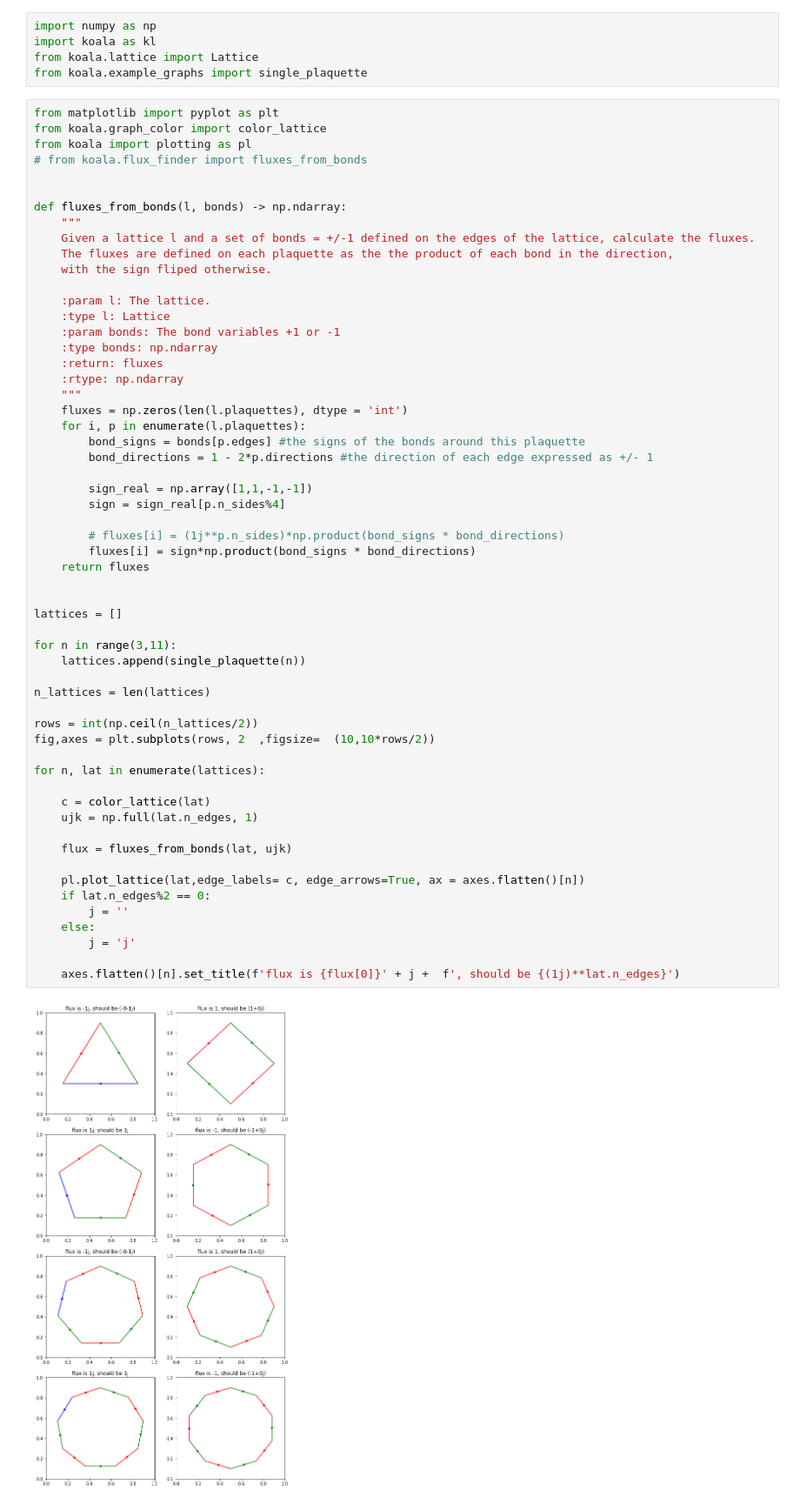
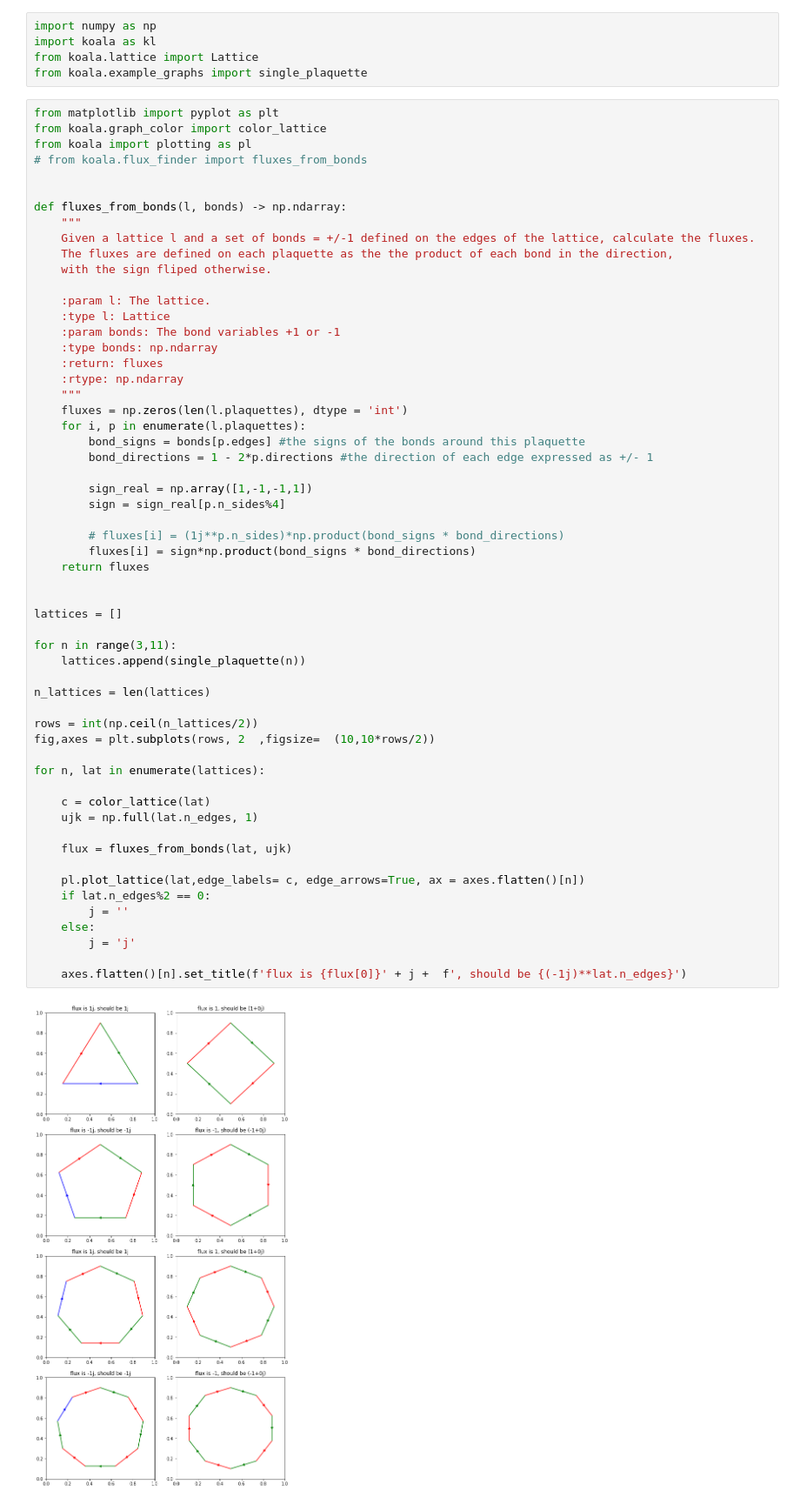
Before and after one commit to Imperial-CMTH/koala, a Jupyter notebook: examples/test_fluxes.ipynb, the cells around one changed output. Shown at 87% size. Cells and saved outputs as stored; diff of their text form.

Commit message:
fix flux directions

```diff
--- a/examples/test_fluxes.ipynb
+++ b/examples/test_fluxes.ipynb
@@ -31,37 +34,37 @@ def fluxes_from_bonds(l, bonds) -> np.ndarray:
         bond_signs = bonds[p.edges] #the signs of the bonds around this plaquette
         bond_directions = 1 - 2*p.directions #the direction of each edge expressed as +/- 1
 
-        sign_real = np.array([1,1,-1,-1])
+        sign_real = np.array([1,-1,-1,1])
         sign = sign_real[p.n_sides%4]
 
         # fluxes[i] = (1j**p.n_sides)*np.product(bond_signs * bond_directions)
         fluxes[i] = sign*np.product(bond_signs * bond_directions)
     return fluxes
 
 
 lattices = []
 
 for n in range(3,11):
     lattices.append(single_plaquette(n))
 
 n_lattices = len(lattices)
 
 rows = int(np.ceil(n_lattices/2))
 fig,axes = plt.subplots(rows, 2  ,figsize=  (10,10*rows/2))
 
 for n, lat in enumerate(lattices):
 
     c = color_lattice(lat)
     ujk = np.full(lat.n_edges, 1)
 
     flux = fluxes_from_bonds(lat, ujk)
 
     pl.plot_lattice(lat,edge_labels= c, edge_arrows=True, ax = axes.flatten()[n])
     if lat.n_edges%2 == 0:
         j = ''
     else:
         j = 'j'
 
-    axes.flatten()[n].set_title(f'flux is {flux[0]}' + j +  f', should be {(1j)**lat.n_edges}')
+    axes.flatten()[n].set_title(f'flux is {flux[0]}' + j +  f', should be {(-1j)**lat.n_edges}')
 # %% [output]
-[figure, old version]
+[figure, new version]
```
Also changed, not shown: parts of 1 cell of this notebook.
